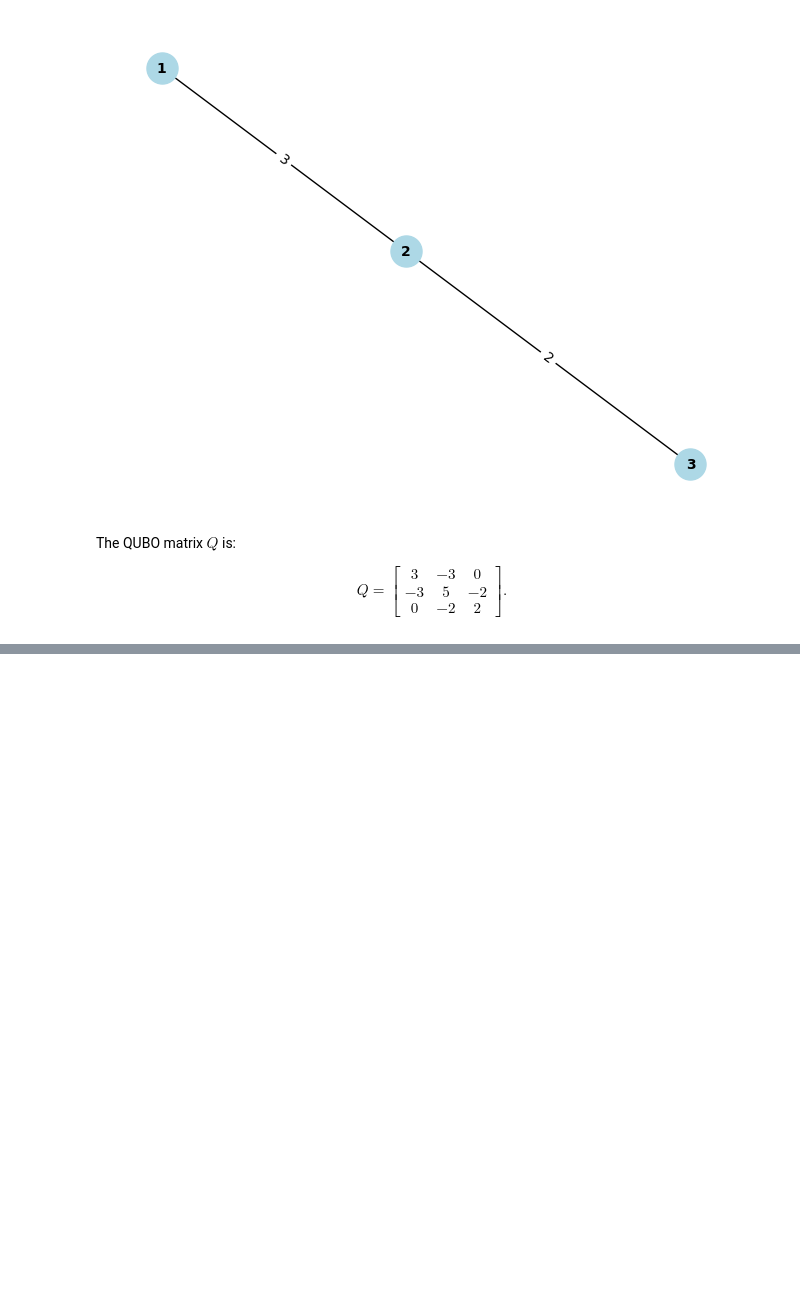
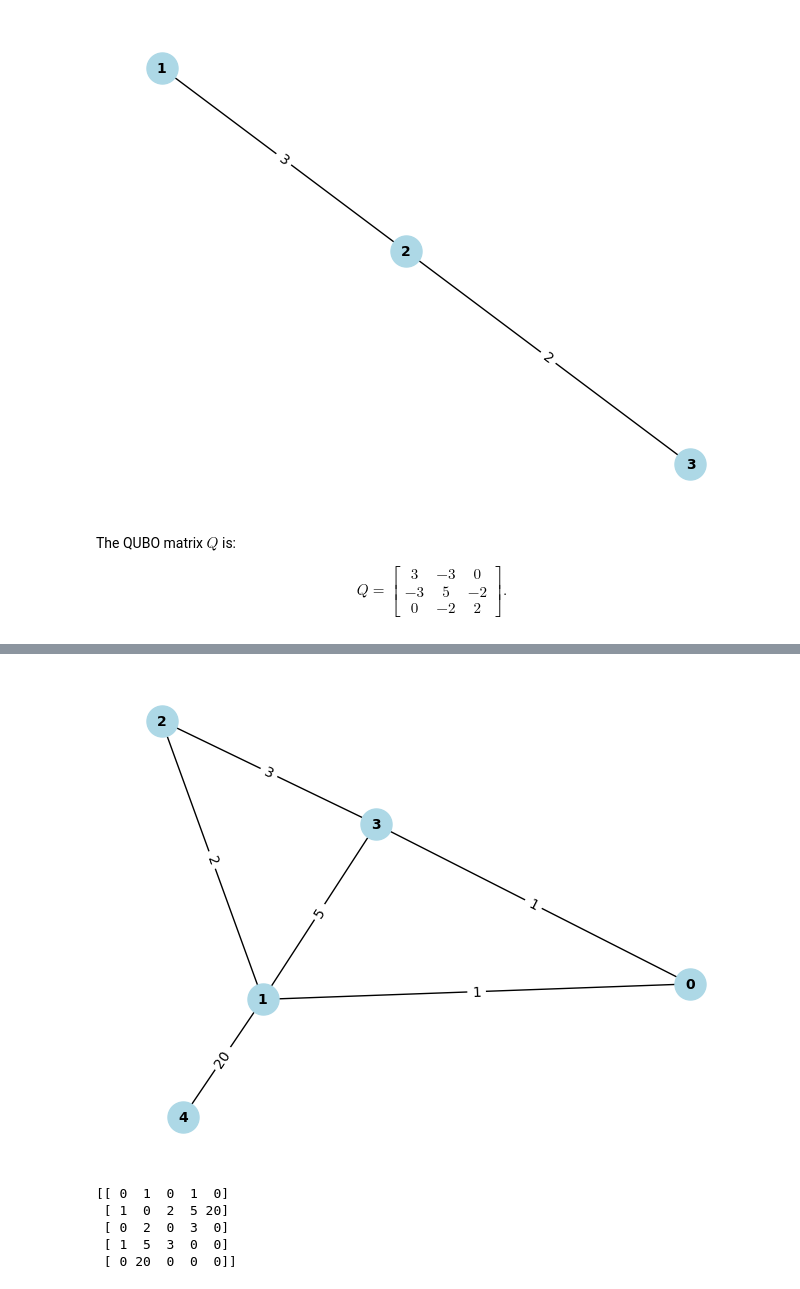
Before and after one commit to BallBoii/Maxcut_Tutorial, a Jupyter notebook: Maxcut_tutorial.ipynb, the cells around one changed output, grey strips where cells are left out. Cells and saved outputs as stored; diff of their text form; code cells hidden in the pictures; blank space fills up the shorter version.

```diff
--- a/Maxcut_tutorial.ipynb
+++ b/Maxcut_tutorial.ipynb
@@ -137,0 +178,20 @@ $$
+# %%
+n = 5
+G = nx.Graph()
+V = range(n)
+G.add_nodes_from(V)
+E = [(0, 1, 1), (1, 2, 2), (2, 3, 3), (3, 0, 1), (1, 3, 5),(1, 4, 20)]
+G.add_weighted_edges_from(E)
+# %%
+ut.draw_graph(G)
+# %% [output]
+[figure, added]
+# %%
+w = nx.adjacency_matrix(G).todense()
+print(w)
+# %% [output]
+[[ 0  1  0  1  0]
+ [ 1  0  2  5 20]
+ [ 0  2  0  3  0]
+ [ 1  5  3  0  0]
+ [ 0 20  0  0  0]]
```
Also changed, not shown: parts of 9 cells of this notebook, 1 other file.
